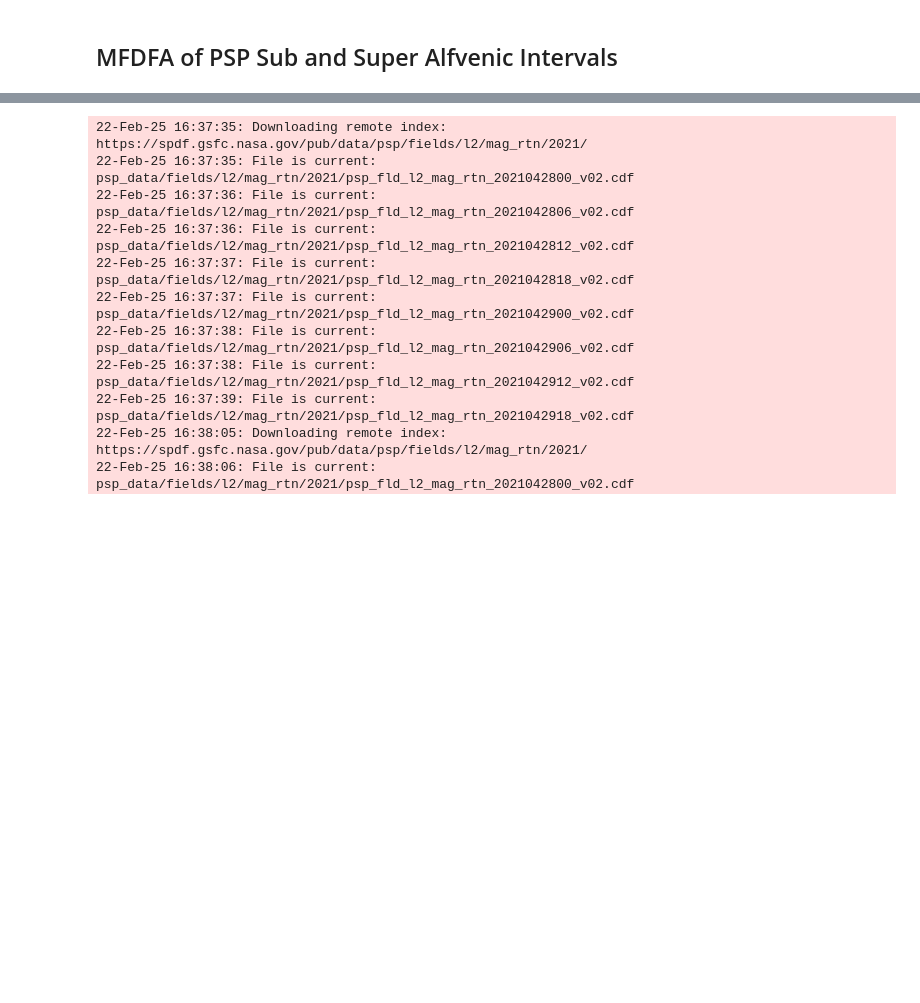
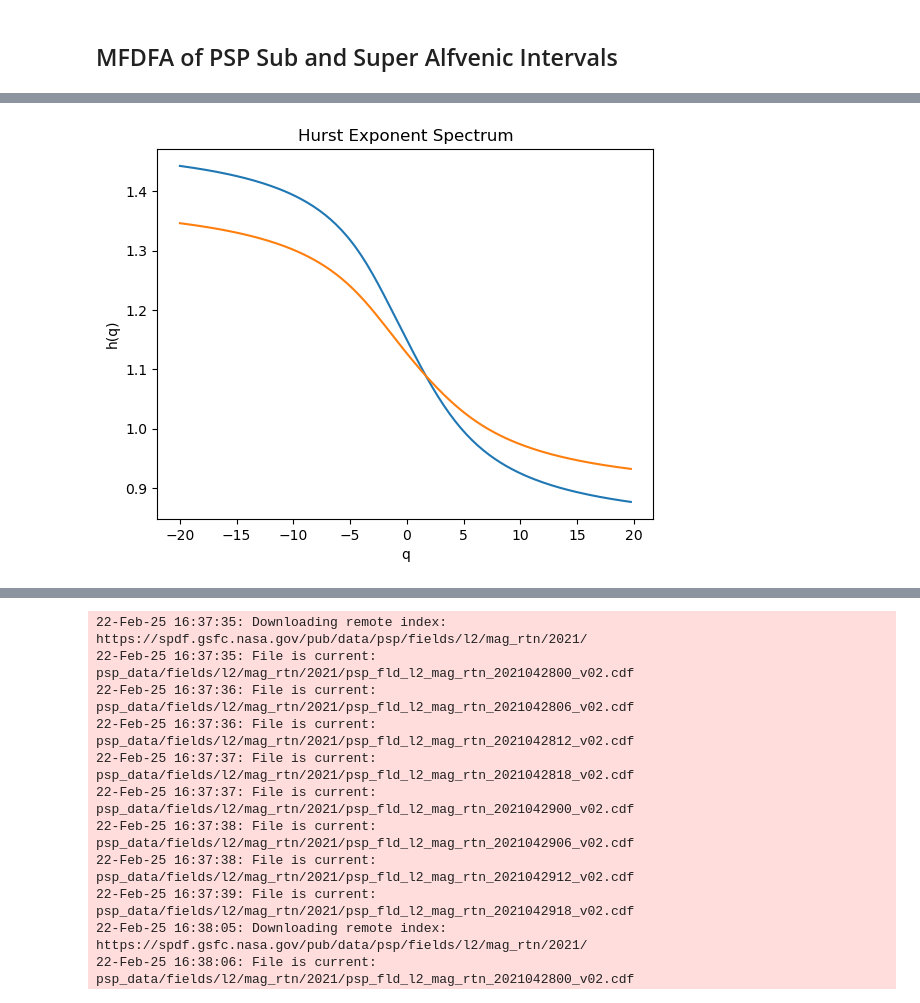
Before and after one commit to sfcoscia/Solar_Wind_MFDFA, a Jupyter notebook: MFDFA_PSP.ipynb, the cells around one changed output, grey strips where cells are left out. Saved outputs shown, nothing was run; the diff lists cells and outputs as text; code cells hidden in the pictures; blank space fills up the shorter version.

```diff
--- a/MFDFA_PSP.ipynb
+++ b/MFDFA_PSP.ipynb
@@ -83,0 +74,16 @@ MFDFAb = MFDFAlib.MFDFA_analysis(bmag_super)
+# %%
+# We first need to select a band of lags, varying from small segments of data to long ones:
+# These bands must be integers, since they will segment the data into chunks of side length s:
+lag1 = np.arange(1,len(bmag_sub),1000)
+lag2 = np.arange(1,len(bmag_super),1000)
+# We need to select a range of powers for the fluctuation function.
+# Gomes et al. do -20 to 20 with increments of 0.25
+qList=np.arange(-20,20,0.25).tolist()
+qList.remove(0)
+
+#The order for the polynomial fitting is chosen by Gomes et al. as 3:
+order=3
+# %%
+# Find the fluctuation function:
+lag1,dfaList1 = MFDFAlib.flucFunc(bmag_sub,lag1,qList,order)
+lag2,dfaList2 = MFDFAlib.flucFunc(bmag_super,lag2,qList,order)
@@ -83,0 +93,14 @@ MFDFAb = MFDFAlib.MFDFA_analysis(bmag_super)
+# %%
+# Hurst parameter spectra from each fluctuation function:
+h1=MFDFAlib.hList(lag1,dfaList1.T, qList)
+h2=MFDFAlib.hList(lag2,dfaList2.T, qList)
+########PLOTTING#################
+plt.plot(qList,h1,label="Sub-Alfvenic Interval (April 28th, 2021 from 09:33-14:42 UTC)")
+plt.plot(qList,h2,label="Super-Alfvenic Interval (April 28th, 2021 from 00:00-09:33 UTC")
+plt.ylabel('h(q)')
+plt.xlabel('q')
+plt.title('Hurst Exponent Spectrum')
+plt.show()
+#################################
+# %% [output]
+[figure, added]
```
Also changed, not shown: parts of 9 cells of this notebook, 1 other file.
